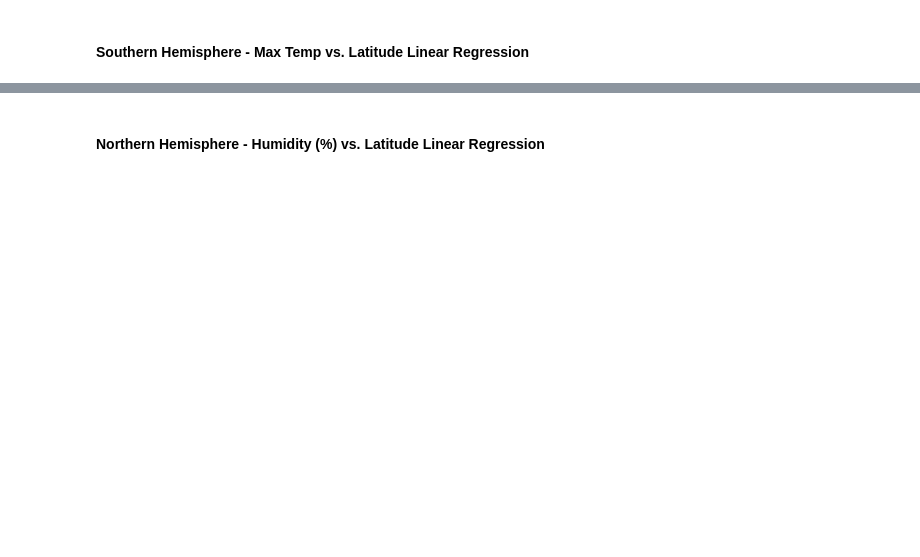
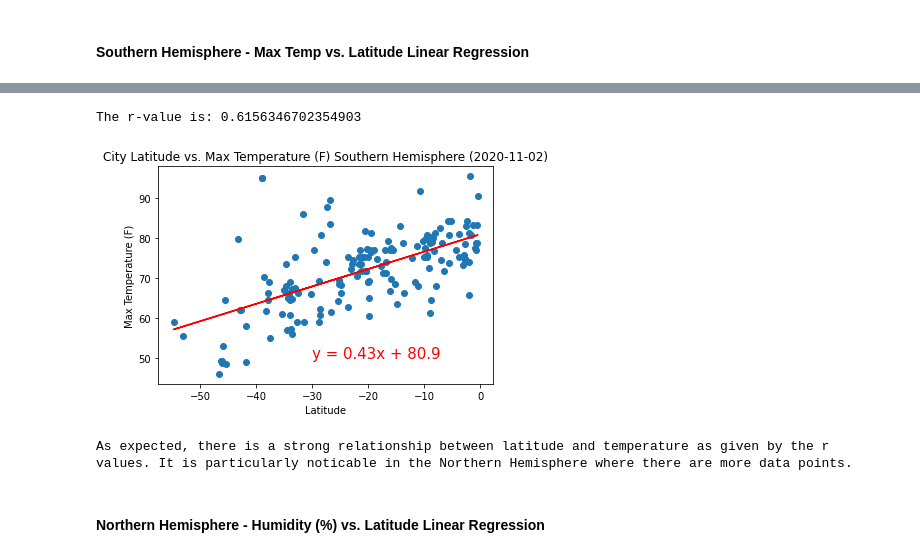
Before and after one commit to MarcyVampQueen/python-api-challenge, a Jupyter notebook: WeatherPy/WeatherPy.ipynb, the cells around one changed output, grey strips where cells are left out. Saved outputs shown, nothing was run; the diff lists cells and outputs as text; code cells hidden in the pictures; blank space fills up the shorter version.

```diff
--- a/WeatherPy/WeatherPy.ipynb
+++ b/WeatherPy/WeatherPy.ipynb
@@ -212,2 +240,25 @@ The r-value is: 0.6082708688906918
+# %%
+# Scatter plot values
+x_values = southern['Lat']
+y_values = southern['Max Temp']
+# Linear Regression
+(slope, intercept, rvalue, pvalue, stderr) = linregress(x_values, y_values)
+print(f"The r-value is: {rvalue}")
+regress_values = x_values * slope + intercept
+line_eq = "y = " + str(round(slope,2)) + "x + " + str(round(intercept,2))
+plt.scatter(x_values,y_values)
+plt.plot(x_values,regress_values,"r-")
+plt.annotate(line_eq,(-30,50),fontsize=15,color="red")
+# Make the plot nice
+plt.title(f"City Latitude vs. Max Temperature (F) Southern Hemisphere ({currentDate})")
+plt.xlabel('Latitude')
+plt.ylabel('Max Temperature (F)')
+plt.savefig("output_data/south_lat_vs_temp.png")
+plt.show()
+print("As expected, there is a strong relationship between latitude and temperature as given by the r values. It is particularly noticable in the Northern Hemisphere where there are more data points.")
+# %% [output]
+The r-value is: 0.6156346702354903
+[figure, added]
+As expected, there is a strong relationship between latitude and temperature as given by the r values. It is particularly noticable in the Northern Hemisphere where there are more data points.
 # %% [markdown]
 ####  Northern Hemisphere - Humidity (%) vs. Latitude Linear Regression
```
Also changed, not shown: parts of 21 cells of this notebook, 8 other files.
